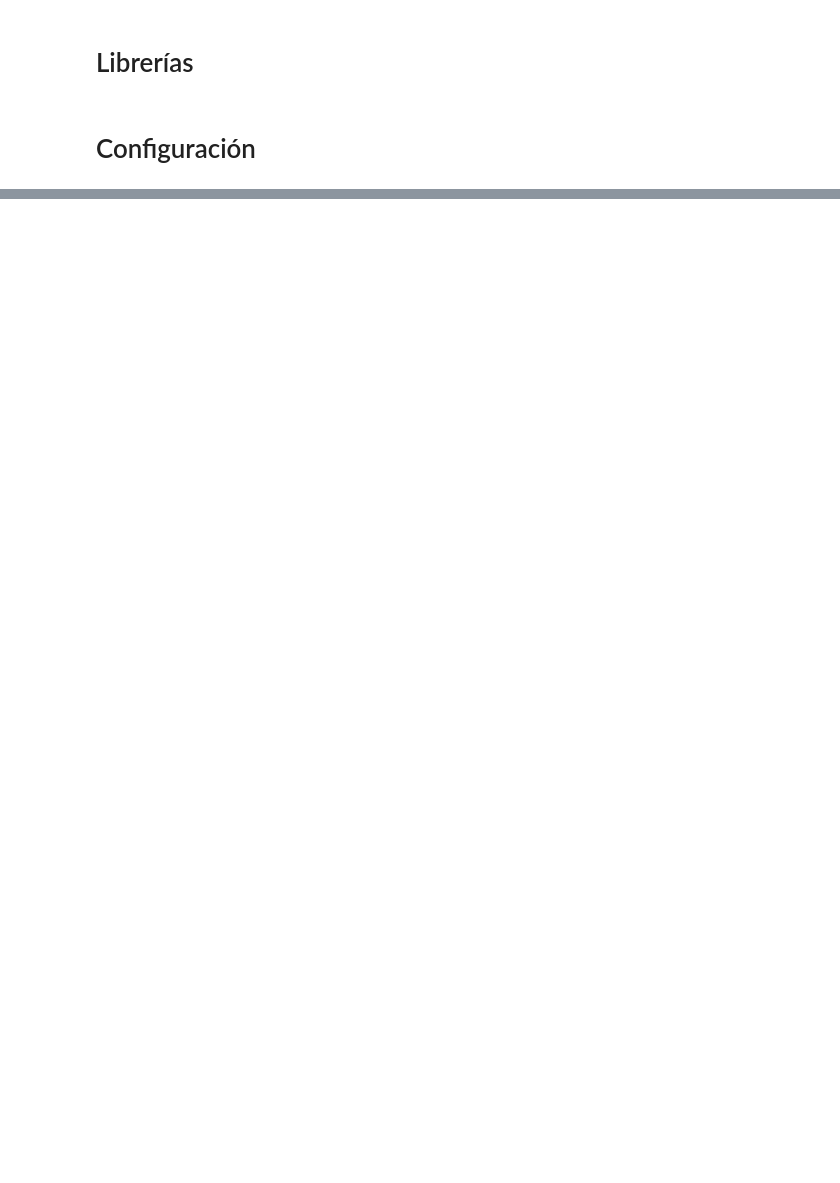
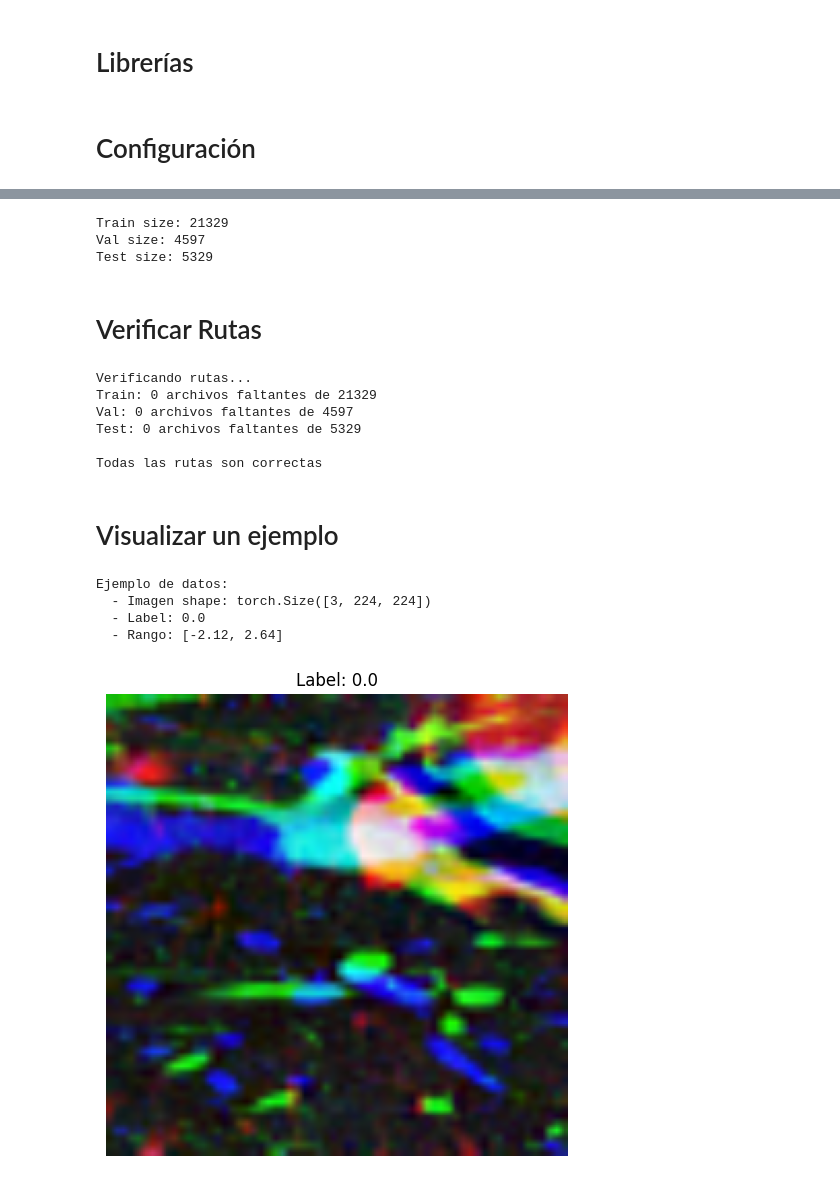
Before and after one commit to kassmontezuma/Capstone, a Jupyter notebook: 05_Entrenamiento.ipynb, the cells around one changed output, grey strips where cells are left out. Saved outputs shown, nothing was run; the diff lists cells and outputs as text; code cells hidden in the pictures; blank space fills up the shorter version.

```diff
--- a/05_Entrenamiento.ipynb
+++ b/05_Entrenamiento.ipynb
@@ -60,0 +73,8 @@ if torch.cuda.is_available():
+# %%
+train_df = pd.read_csv(os.path.join(BASE_DIR,"dataset_train.csv"))
+val_df = pd.read_csv(os.path.join(BASE_DIR,"dataset_validation.csv"))
+test_df = pd.read_csv(os.path.join(BASE_DIR,"dataset_test.csv"))
+
+print(f"Train size: {len(train_df)}")
+print(f"Val size: {len(val_df)}")
+print(f"Test size: {len(test_df)}")
@@ -60,0 +171,71 @@ if torch.cuda.is_available():
+# %%
+train_dataset = LungCancerDataset(train_df)
+val_dataset = LungCancerDataset(val_df)
+test_dataset = LungCancerDataset(test_df)
+
+# Verificar sizes
+print(f"Train size: {len(train_dataset)}")
+print(f"Val size: {len(val_dataset)}")
+print(f"Test size: {len(test_dataset)}")
+# %% [output]
+Train size: 21329
+Val size: 4597
+Test size: 5329
+# %% [markdown]
+# Verificar Rutas
+# %%
+def check_paths(df, name):
+    missing = 0
+    for idx, row in df.iterrows():
+        if not os.path.exists(row['path']):
+            missing += 1
+            print(f"Missing: {row['path']}")
+    print(f"{name}: {missing} archivos faltantes de {len(df)}")
+    return missing
+
+print("\nVerificando rutas...")
+missing_train = check_paths(train_df, "Train")
+missing_val = check_paths(val_df, "Val")
+missing_test = check_paths(test_df, "Test")
+
+if missing_train + missing_val + missing_test > 0:
+    print("\nHay archivos faltantes. Revisa tus rutas en Kaggle.")
+else:
+    print("\nTodas las rutas son correctas")
+# %% [output]
+Verificando rutas...
+Train: 0 archivos faltantes de 21329
+Val: 0 archivos faltantes de 4597
+Test: 0 archivos faltantes de 5329
+
+Todas las rutas son correctas
+# %% [markdown]
+# Visualizar un ejemplo
+# %%
+idx = random.randint(0, len(train_dataset)-1)
+sample_image, sample_label = train_dataset[idx]
+print(f"\nEjemplo de datos:")
+print(f"  - Imagen shape: {sample_image.shape}")
+print(f"  - Label: {sample_label}")
+print(f"  - Rango: [{sample_image.min():.2f}, {sample_image.max():.2f}]")
+
+def imshow(tensor, title=None):
+    mean = torch.tensor([0.485, 0.456, 0.406]).view(3,1,1)
+    std = torch.tensor([0.229, 0.224, 0.225]).view(3,1,1)
+    tensor = tensor * std + mean
+    tensor = torch.clamp(tensor, 0, 1)
+    npimg = tensor.numpy().transpose(1,2,0)
+    plt.imshow(npimg)
+    if title:
+        plt.title(title)
+    plt.axis('off')
+
+plt.figure(figsize=(6,6))
+imshow(sample_image, f"Label: {sample_label.item()}")
+plt.show()
+# %% [output]
+Ejemplo de datos:
+  - Imagen shape: torch.Size([3, 224, 224])
+  - Label: 0.0
+  - Rango: [-2.12, 2.64]
+[figure, added]
```
Also changed, not shown: parts of 56 cells of this notebook.
